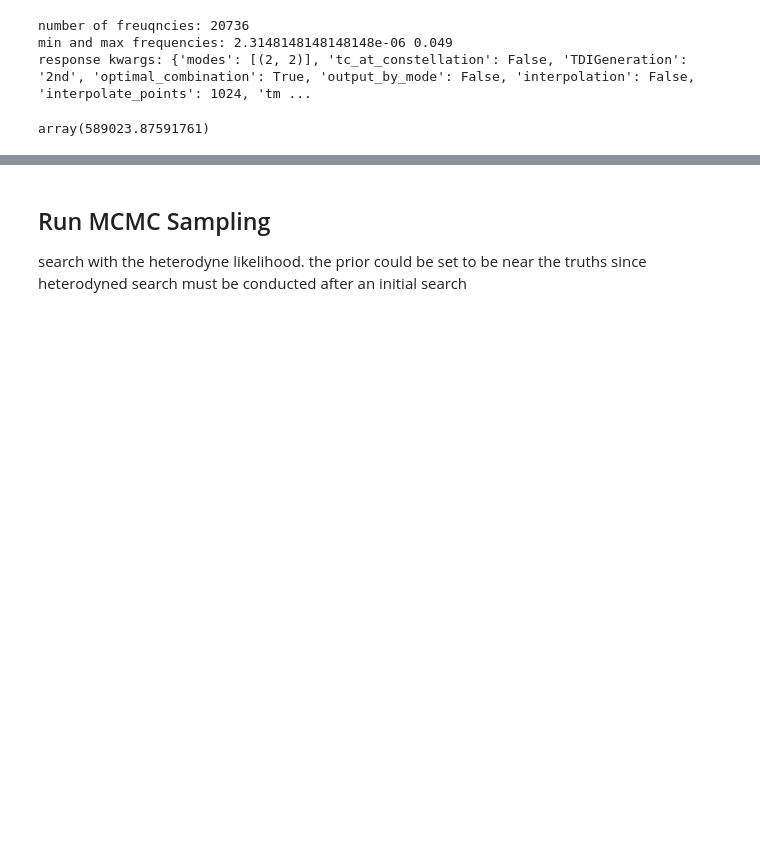
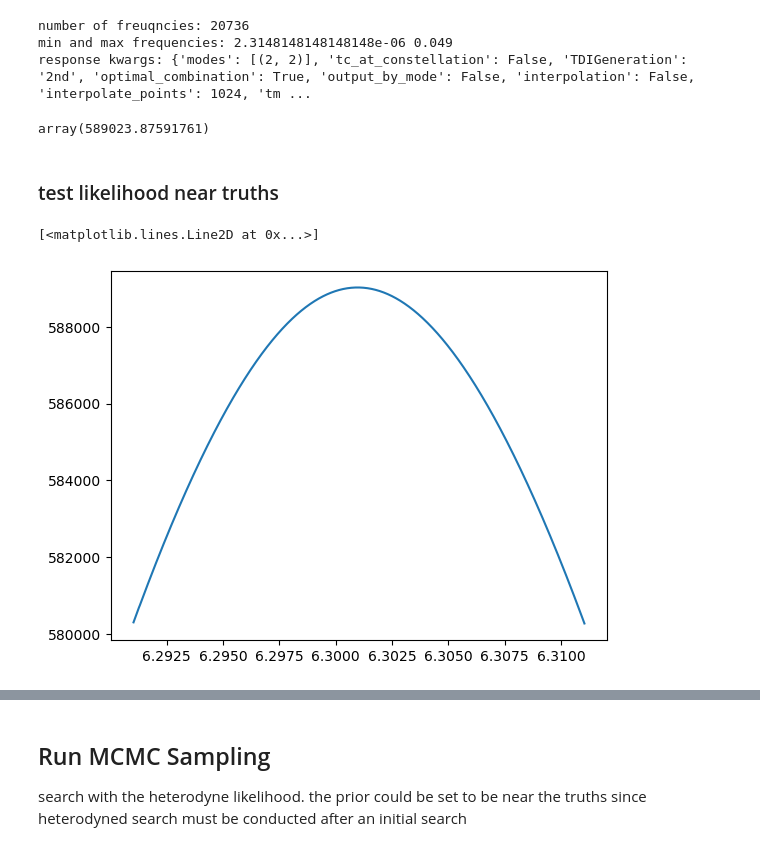
Before and after one commit to TriangleDataCenter/Triangle-BBH, a Jupyter notebook: Examples/2_MBHB_Parameter_Estimation_AE_Heterodyne.ipynb, the cells around one changed output, grey strips where cells are left out. Saved outputs shown, nothing was run; the diff lists cells and outputs as text; code cells hidden in the pictures; blank space fills up the shorter version.

```diff
--- a/Examples/2_MBHB_Parameter_Estimation_AE_Heterodyne.ipynb
+++ b/Examples/2_MBHB_Parameter_Estimation_AE_Heterodyne.ipynb
@@ -192,3 +204,21 @@ Like.prepare_het_log_like(base_parameters=ParamDict2ParamArr(fiducial_parameters
 Like.het_log_like(parameter_array=ParamDict2ParamArr(fiducial_parameters))
 # %% [output]
 array(589023.87591761)
+# %% [markdown]
+### test likelihood near truths
+# %%
+fiducial_param_arr = ParamDict2ParamArr(fiducial_parameters)
+
+N_test=1001
+test_idx = 0
+test_params = np.linspace(-1e-2, 1e-2, N_test) + fiducial_param_arr[test_idx]
+
+tmp_params = np.zeros((11, N_test))
+for i_test in range(N_test):
+    tmp_params[:, i_test] = fiducial_param_arr.copy()
+    tmp_params[test_idx][i_test] = test_params[i_test]
+test_hlls_vec = Like.het_log_like_vectorized(tmp_params)
+plt.plot(test_params, test_hlls_vec)
+# %% [output]
+[<matplotlib.lines.Line2D at 0x...>]
+[figure, added]
```
Also changed, not shown: parts of 12 cells of this notebook, 1 other file.
